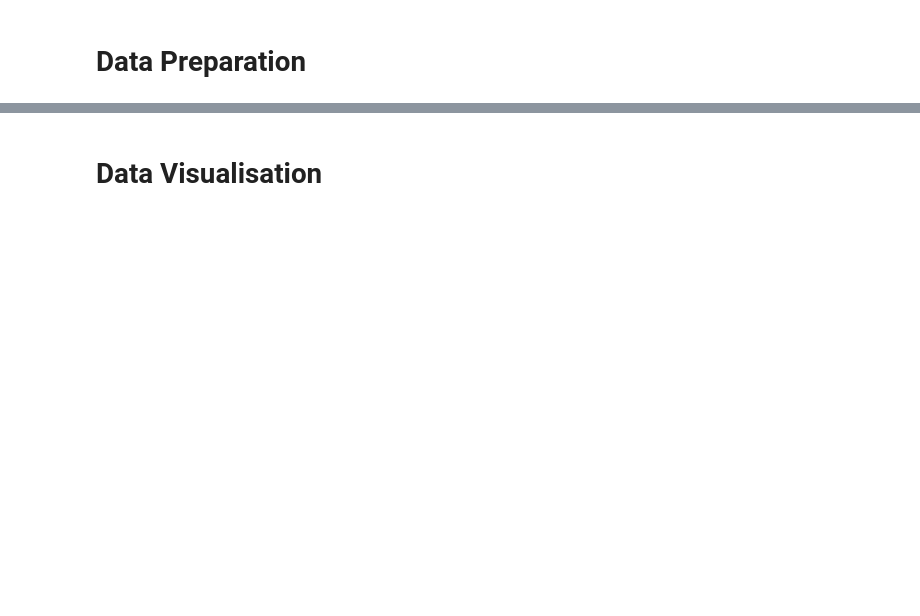
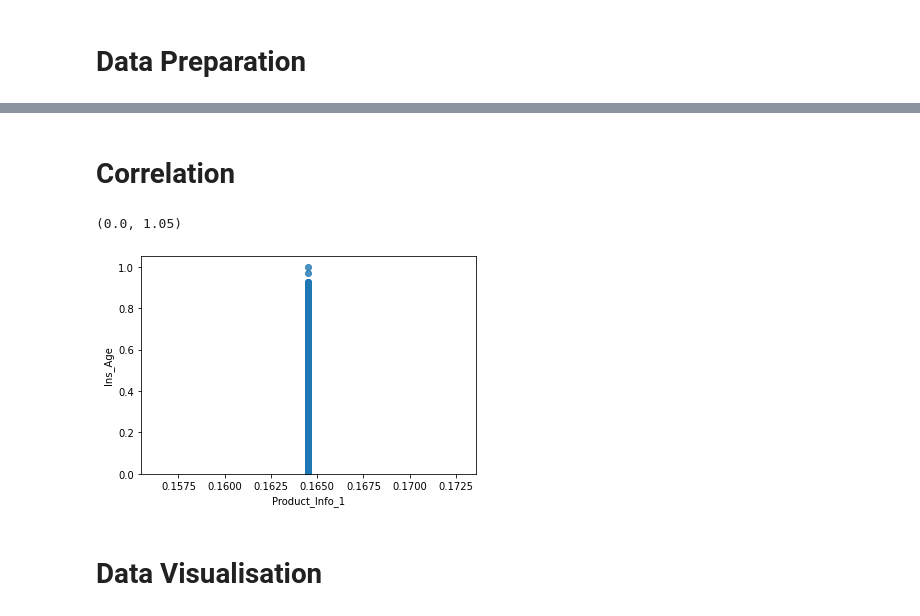
Before and after one commit to Andhi1710/python, a Jupyter notebook: Kelompok_1.ipynb, the cells around one changed output, grey strips where cells are left out. Saved outputs shown, nothing was run; the diff lists cells and outputs as text; code cells hidden in the pictures; blank space fills up the shorter version.

```diff
--- a/Kelompok_1.ipynb
+++ b/Kelompok_1.ipynb
@@ -130,3 +276,5 @@ df["Product_Info_1"] = df["Product_Info_1"].astype("int")
+# %%
+df["Product_Info_1"] = df["Product_Info_1"]/df["Product_Info_1"].max()
 # %%
 df["Product_Info_1"] = (df["Product_Info_1"]-df["Product_Info_1"].min())/(df["Product_Info_1"].max()-df["Product_Info_1"].min())
 # %%
@@ -136,3 +294,11 @@ df
+# %% [markdown]
+# Correlation
+# %%
+sns.regplot(x="Product_Info_1", y="Ins_Age", data=df)
+plt.ylim(0,)
+# %% [output]
+(0.0, 1.05)
+[figure, added]
 # %% [markdown]
 # Data Visualisation
 # %%
```
Also changed, not shown: parts of 36 cells of this notebook.
